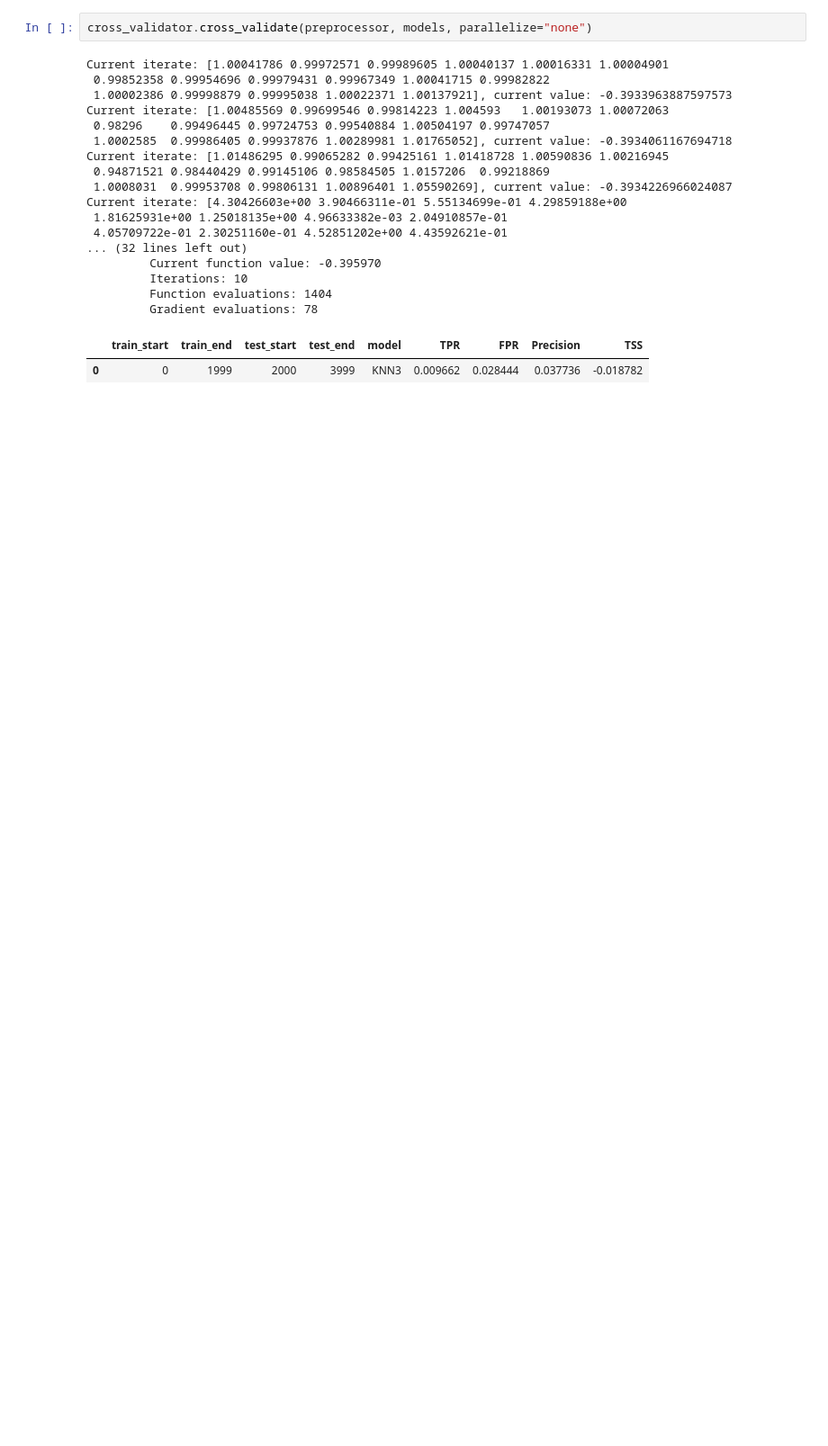
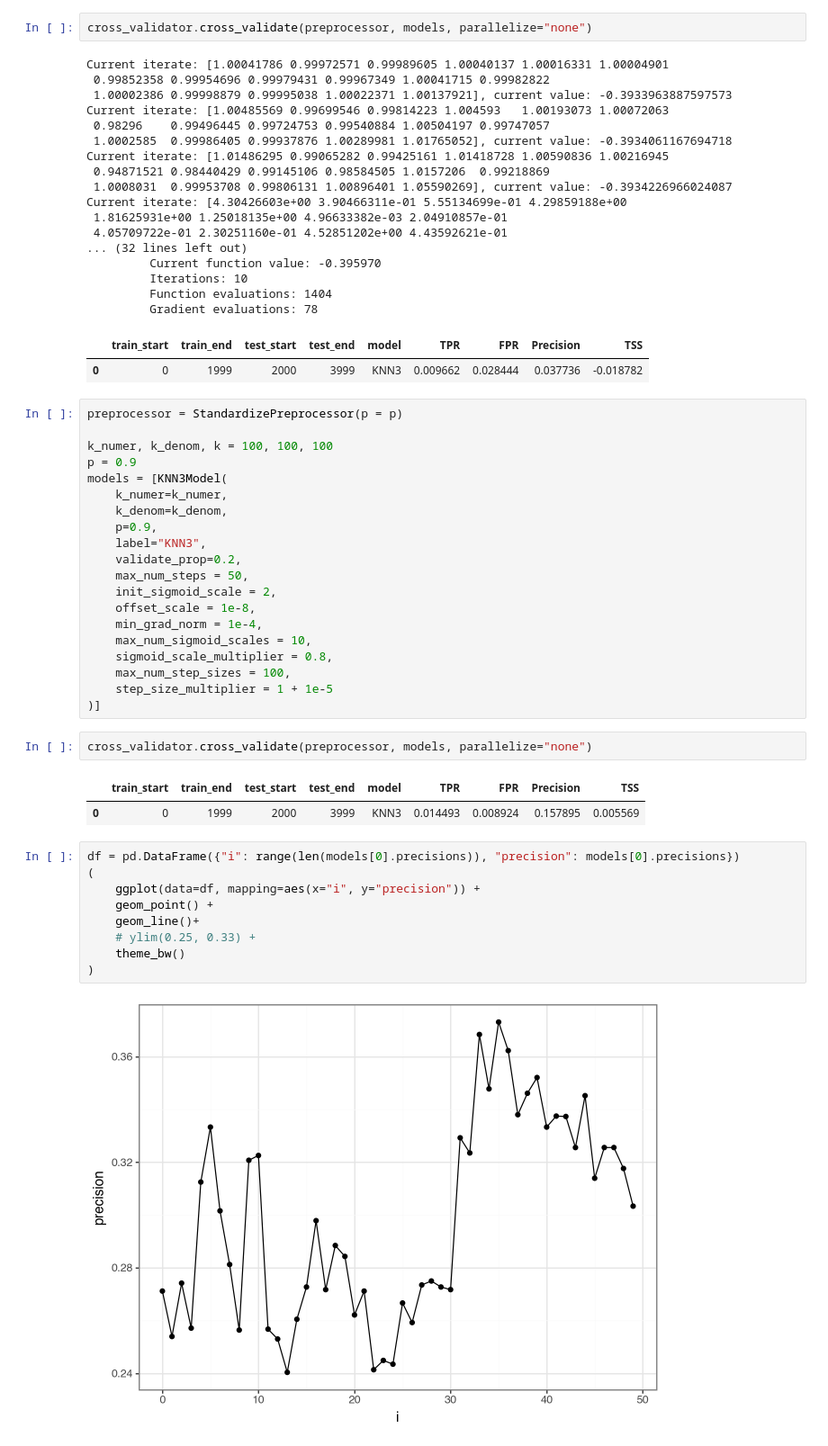
Before and after one commit to victorverma/xray_flux_forecasting, a Jupyter notebook: notebooks/metric_learning.ipynb, the cells around one changed output. Shown at 90% size. Saved outputs shown, nothing was run; the diff lists cells and outputs as text; blank space fills up the shorter version.

```diff
--- a/notebooks/metric_learning.ipynb
+++ b/notebooks/metric_learning.ipynb
@@ -258,3 +346,39 @@ Current iterate: [4.30426603e+00 3.90466311e-01 5.55134699e-01 4.29859188e+00
          Gradient evaluations: 78
 |  | train_start | train_end | test_start | test_end | model | TPR | FPR | Precision | TSS |
 | 0 | 0 | 1999 | 2000 | 3999 | KNN3 | 0.009662 | 0.028444 | 0.037736 | -0.018782 |
+# %%
+preprocessor = StandardizePreprocessor(p = p)
+
+k_numer, k_denom, k = 100, 100, 100
+p = 0.9
+models = [KNN3Model(
+    k_numer=k_numer,
+    k_denom=k_denom,
+    p=0.9,
+    label="KNN3",
+    validate_prop=0.2,
+    max_num_steps = 50,
+    init_sigmoid_scale = 2,
+    offset_scale = 1e-8,
+    min_grad_norm = 1e-4,
+    max_num_sigmoid_scales = 10,
+    sigmoid_scale_multiplier = 0.8,
+    max_num_step_sizes = 100,
+    step_size_multiplier = 1 + 1e-5
+)]
+# %%
+cross_validator.cross_validate(preprocessor, models, parallelize="none")
+# %% [output]
+|  | train_start | train_end | test_start | test_end | model | TPR | FPR | Precision | TSS |
+| 0 | 0 | 1999 | 2000 | 3999 | KNN3 | 0.014493 | 0.008924 | 0.157895 | 0.005569 |
+# %%
+df = pd.DataFrame({"i": range(len(models[0].precisions)), "precision": models[0].precisions})
+(
+    ggplot(data=df, mapping=aes(x="i", y="precision")) +
+    geom_point() +
+    geom_line()+
+    # ylim(0.25, 0.33) +
+    theme_bw()
+)
+# %% [output]
+[figure, added]
```
Also changed, not shown: parts of 10 cells of this notebook.
